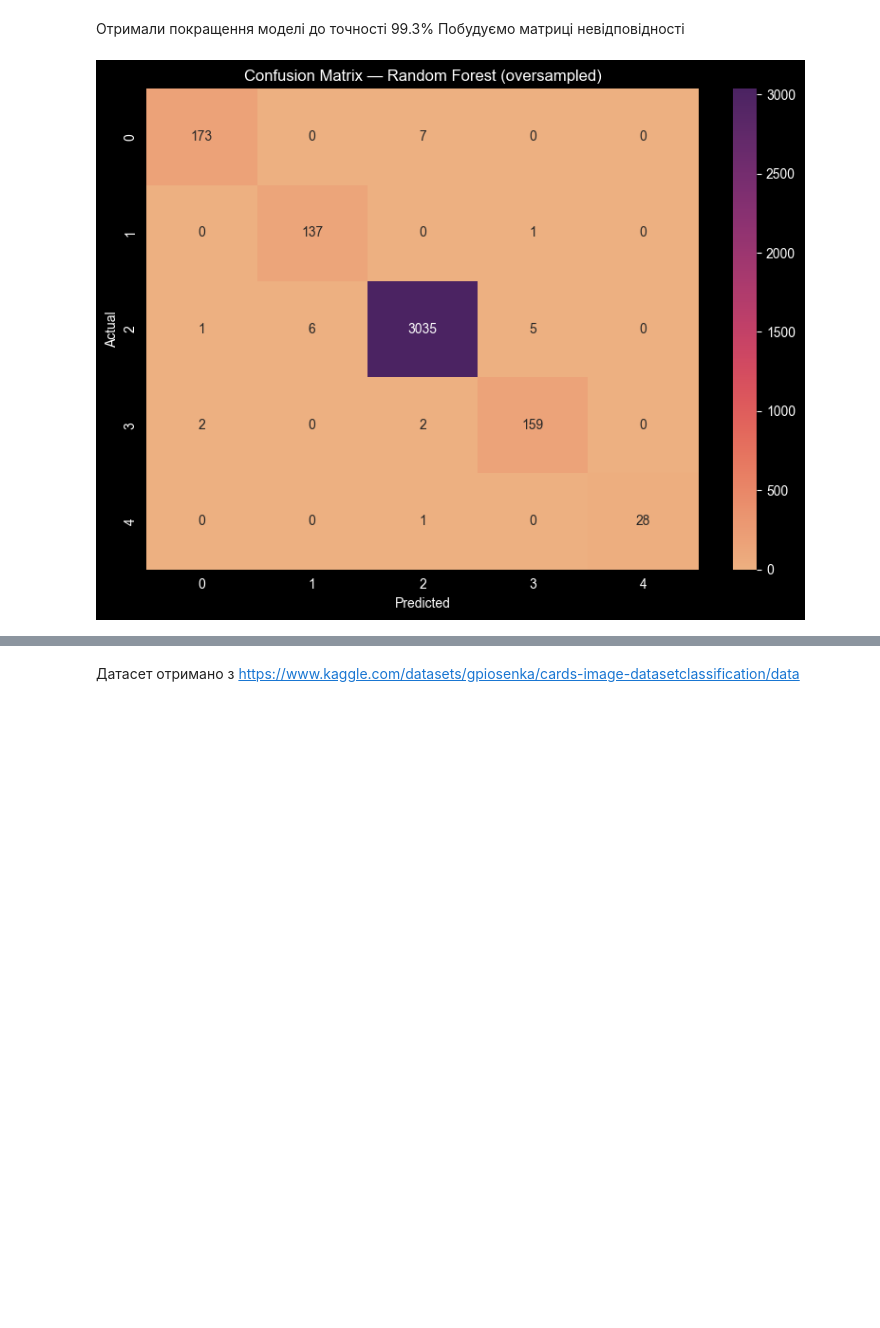
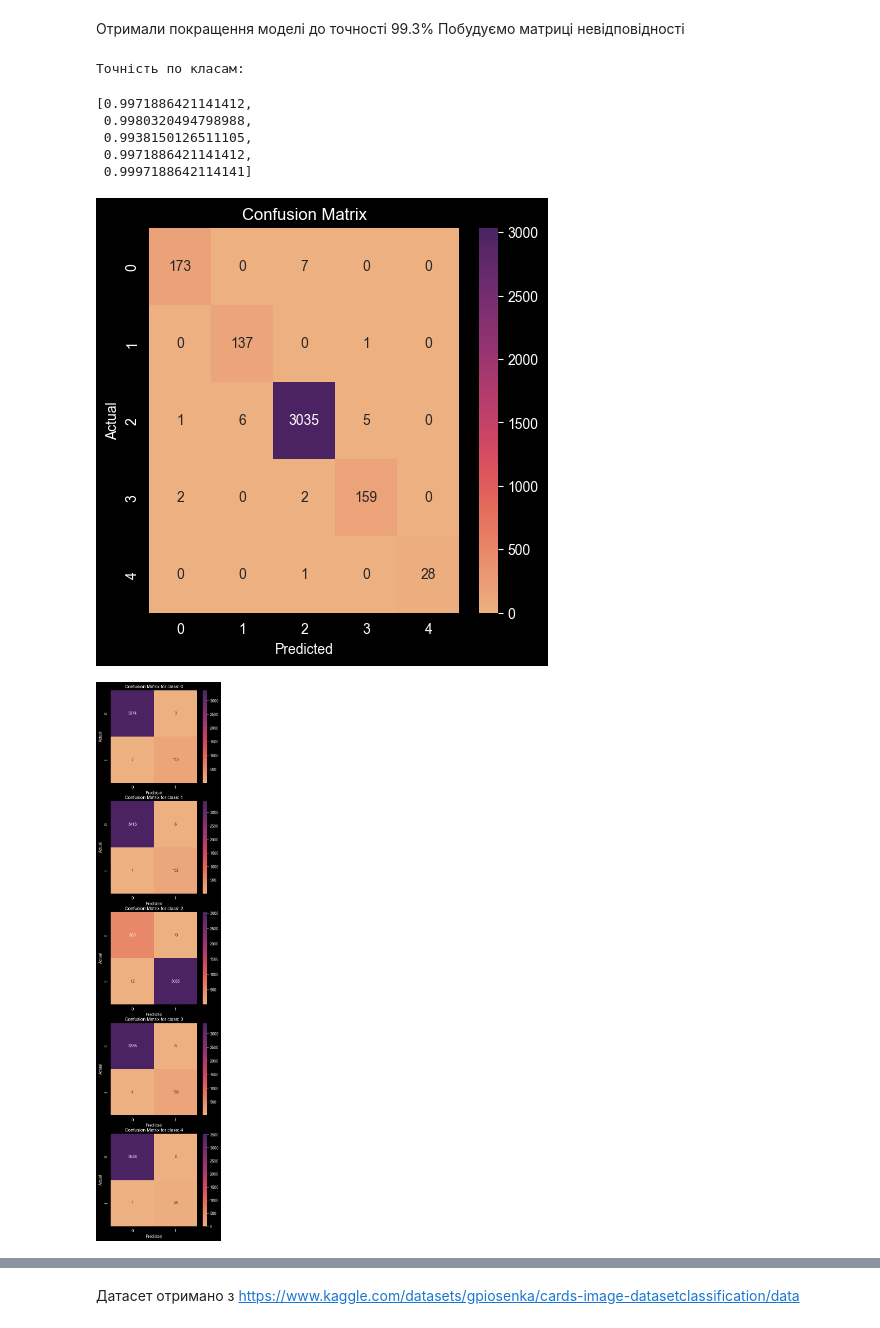
Before and after one commit to ZheZheDoshka/lab1, a Jupyter notebook: lab1/lab1.ipynb, the cells around one changed output, grey strips where cells are left out. Cells and saved outputs as stored; diff of their text form; code cells hidden in the pictures; blank space fills up the shorter version.

```diff
--- a/lab1/lab1.ipynb
+++ b/lab1/lab1.ipynb
@@ -143,3 +143,8 @@ cards.head()
 # %%
 cards['features'] = cards['features'].apply(lambda x: np.fromstring(x[1:-1], sep=' ') if pd.notnull(x) else None)
 # make a df of 256 columns from features
+# %%
+print('лейбли класів:')
+cards['encoded'] = cards['final_label'].astype('category').cat.codes
+labels = {row['final_label'] : row['encoded'] for i, row in cards.iterrows()}
+print(labels)
@@ -310,10 +352,9 @@ plt.show()
 # %%
-cm = multilabel_confusion_matrix(y_test, y_pred)[0]
-plt.figure(figsize=(8, 6))
-sns.heatmap(cm, annot=True, fmt='d', cmap='flare')
-plt.xlabel('Predicted')
-plt.ylabel('Actual')
-plt.title('Confusion Matrix')
-plt.tight_layout()
-plt.show()
+
+acc = []
+for m in cm:
+	#print(m[0][0]+m[1][1])
+	acc.append(float((m[0][0]+m[1][1])/sum(sum(m))))
+print('Точність по класам:')
+acc
 # %% [output]
@@ -381,12 +427,32 @@ weighted avg       0.99      0.99      0.99      3557
 Отримали покращення моделі до точності 99.3% Побудуємо матриці невідповідності
 # %%
 cm = confusion_matrix(y_test, y_pred)
-plt.figure(figsize=(8, 6))
-sns.heatmap(cm, annot=True, fmt='d', cmap='flare')
-plt.xlabel('Predicted')
-plt.ylabel('Actual')
-plt.title('Confusion Matrix — Random Forest (oversampled)')
-plt.tight_layout()
-plt.show()
+fig, axes = plt.subplots(1, 1, figsize=(5, 5))
+sns.heatmap(cm, annot=True, fmt='d', ax=axes,  cmap='flare')
+axes.set_title(f"Confusion Matrix")
+axes.set_xlabel('Predicted')
+axes.set_ylabel('Actual')
+cm = multilabel_confusion_matrix(y_test, y_pred)
+fig, axes = plt.subplots(5, 1, figsize=(5, 25))
+for i, (m) in enumerate(cm):
+    sns.heatmap(m, annot=True, fmt='d', ax=axes[i],  cmap='flare')
+    axes[i].set_title(f"Confusion Matrix for class: {i}")
+    axes[i].set_xlabel('Predicted')
+    axes[i].set_ylabel('Actual')
+cm = multilabel_confusion_matrix(y_test, y_pred)
+
+acc = []
+for m in cm:
+	#print(m[0][0]+m[1][1])
+	acc.append(float((m[0][0]+m[1][1])/sum(sum(m))))
+print('Точність по класам:')
+acc
 # %% [output]
+Точність по класам:
+[0.9971886421141412,
+ 0.9980320494798988,
+ 0.9938150126511105,
+ 0.9971886421141412,
+ 0.9997188642114141]
-[figure, old version]
+[figure, new version]
+[figure, added]
```
Also changed, not shown: parts of 10 cells of this notebook, 12 other files.
